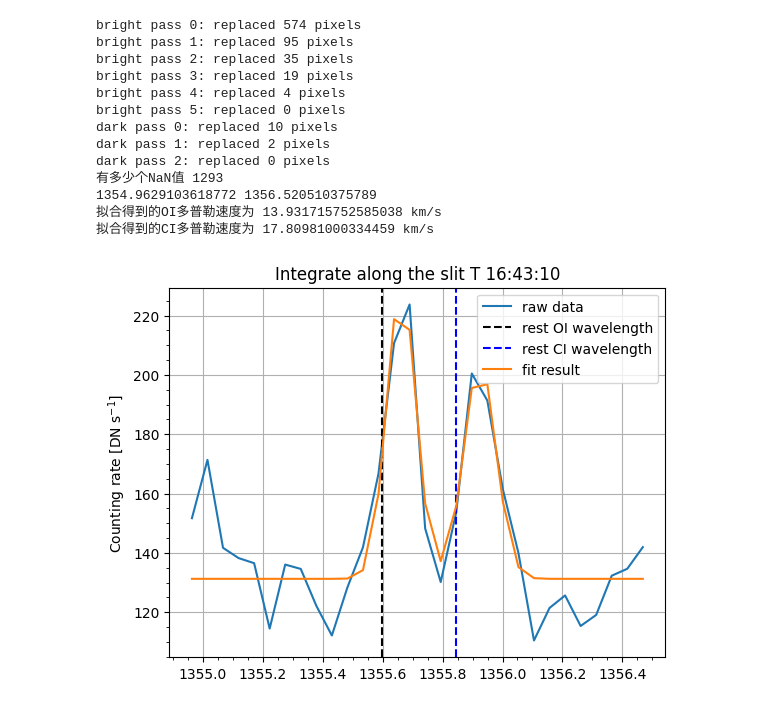
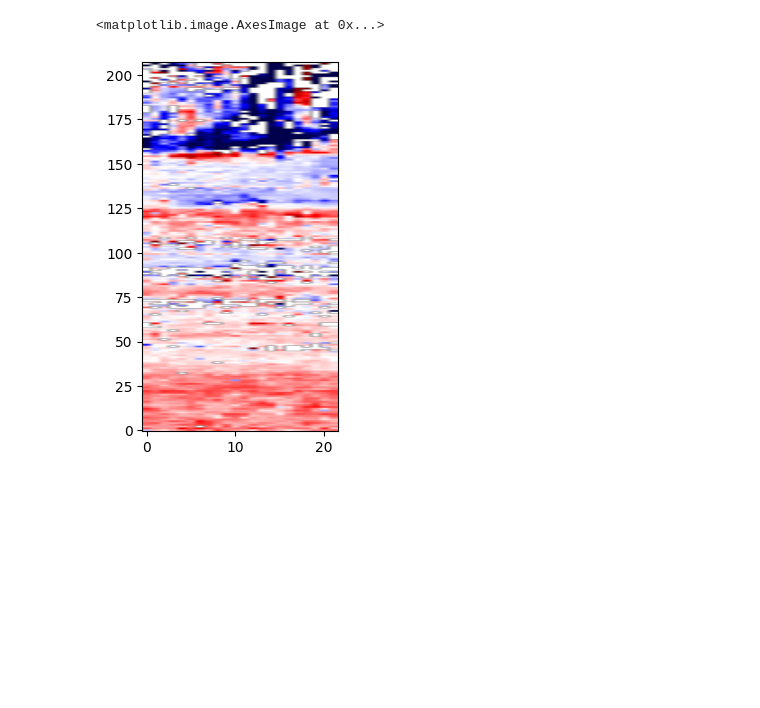
Before and after one commit to xiaosjh/reconnection, a Jupyter notebook: iris_analysis8.ipynb, the cells around one changed output. Saved outputs shown, nothing was run; the diff lists cells and outputs as text; code cells hidden in the pictures; blank space fills up the shorter version.

```diff
--- a/iris_analysis8.ipynb
+++ b/iris_analysis8.ipynb
@@ -45,70 +25,9 @@ Text(0.5, 1.0, 'IRIS SJI 1400 Å at 21:04:35')
-# %%
-#读取数据
-file_list=glob.glob(r'C:\Learning\PHD1st\magnetic_reconnecion\data\IRIS\iris_l2_20240618_163141_3602506433_raster\*.fits')
-rsm=fits.open(file_list[16])
-spectrum=rsm[2].data[4,:,:]#rsm[2]对应OⅠ，data[4,:,:]对应八步扫描中目标狭缝在我想要的位置
-exptime=rsm[0].header['EXPTIME']
-from array_despike import array_despike
-#IRIS会将一些NaN设置为-200
-#去除宇宙线的卷积时应该忽略掉这些值
-valid_mask = (
-    np.isfinite(spectrum)
-    & (spectrum != -200)
-)
-#去除宇宙线（由IDL的array_despike.pro转写而来
-spectrum_clean, info = array_despike(
-    spectrum,
-    sigma=8.0,
-    threshold=6.0,
-    itmax=20,
-    no_low=False,
-    valid_mask=valid_mask,
-    return_info=True,
-    verbose=True,
-)
-
-#生成波长数组
-wave_x=np.arange(rsm[2].header['CRVAL1'],rsm[2].header['CRVAL1']+rsm[2].header['CDELT1']*rsm[2].header['NAXIS1'],
-                 rsm[2].header['CDELT1'])
-#CRVAL1=1346.91531, CDELT1=0.05192, NAXIS1=203
-#选取“宁静区”
-selected = spectrum_clean[100:300, :]
-selected = selected.astype(float)
-print('有多少个NaN值',np.count_nonzero(selected == -200))
-selected[selected == -200] = np.nan
-wave_y1 = np.nansum(selected, axis=0)
-wave_y1=wave_y1/exptime
-
-start_point,end_point=155,185
-#分别对应波长1354.9629103618772 1356.520510375789
-plt.plot(wave_x[start_point:end_point],wave_y1[start_point:end_point],label='raw data')
-plt.axvline(x=1355.599,linestyle='--',color='black',label='rest OI wavelength')
-plt.axvline(x=1355.844,linestyle='--',color='blue',label='rest CI wavelength')
-plt.ylabel(r"Counting rate [DN s$^{-1}$]")
-plt.title('Integrate along the slit T 16:43:10')
-plt.legend()
-
-#双高斯同时拟合O和C
-from gaussian_fit import fit_double_gaussian
-result=fit_double_gaussian(wave_x[start_point:end_point],wave_y1[start_point:end_point])
-print('拟合得到的OI多普勒速度为',(result['center1']-1355.599)/1355.599*3e5,'km/s')
-print('拟合得到的CI多普勒速度为',(result['center2']-1355.844)/1355.844*3e5,'km/s')
-plt.plot(wave_x[start_point:end_point],result['yfit'],label='fit result')
-plt.legend()
-plt.minorticks_on()
-plt.grid()
-# %% [output]
-bright pass 0: replaced 574 pixels
-bright pass 1: replaced 95 pixels
-bright pass 2: replaced 35 pixels
-bright pass 3: replaced 19 pixels
-bright pass 4: replaced 4 pixels
-bright pass 5: replaced 0 pixels
-dark pass 0: replaced 10 pixels
-dark pass 1: replaced 2 pixels
-dark pass 2: replaced 0 pixels
-有多少个NaN值 1293
-1354.9629103618772 1356.520510375789
-拟合得到的OI多普勒速度为 13.931715752585038 km/s
-拟合得到的CI多普勒速度为 17.80981000334459 km/s
-[figure, removed]
+# %%
+doppler_all=np.load(r'C:\Learning\PHD1st\magnetic_reconnecion\data_process\doppler_all.npy').T
+velocity_sigma_all=np.load(r'C:\Learning\PHD1st\magnetic_reconnecion\data_process\velocity_sigma_all.npy').T
+# %%
+plt.imshow(doppler_all[12:,:]-18,cmap='seismic',origin='lower',vmin=-50,vmax=50,aspect=0.2)
+#说明12以下的部分就先不用了，12的话对应65+13*3=101的位置
+# %% [output]
+<matplotlib.image.AxesImage at 0x...>
+[figure, added]
```
Also changed, not shown: parts of 30 cells of this notebook, 11 other files.
